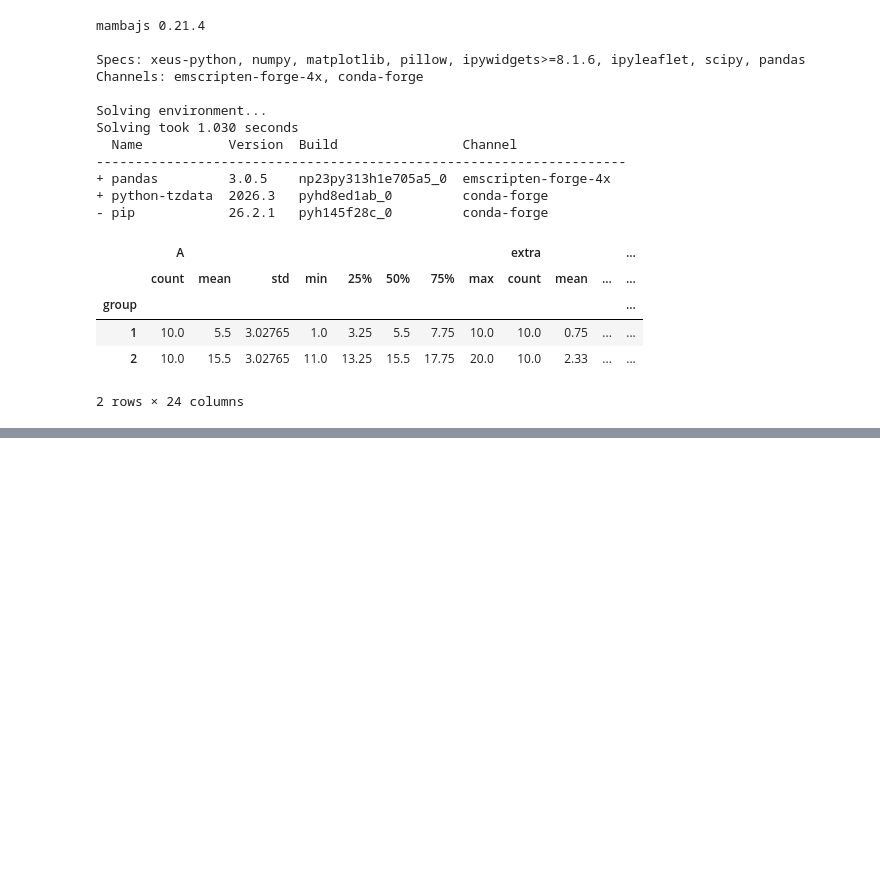
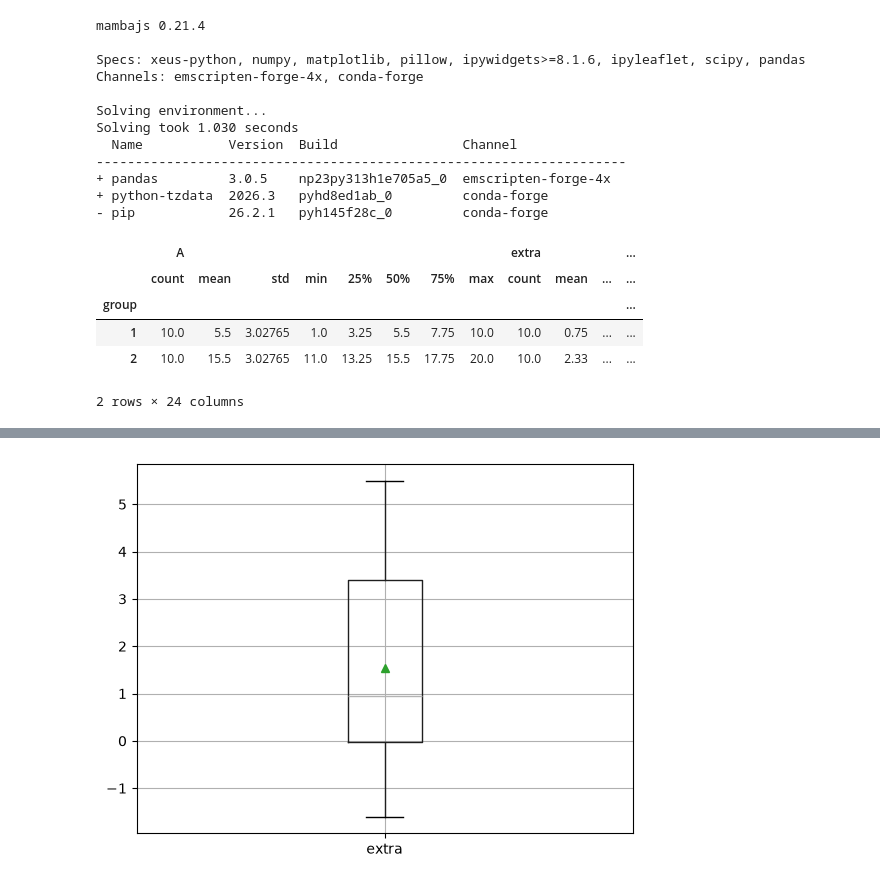
Before and after one commit to Psyc3000A/Fall-Winter2026, a Jupyter notebook: jordanR.ipynb, the cells around one changed output, grey strips where cells are left out. Drawn from its saved outputs; the diff is of its cells as text; code cells hidden in the pictures; blank space fills up the shorter version.

```diff
--- a/jordanR.ipynb
+++ b/jordanR.ipynb
@@ -38,0 +70,8 @@ datafile["extra"].plot(kind="hist")
+# %%
+datafile.boxplot(
+    column="extra",
+    showmeans=True
+)
+plt.show()
+# %% [output]
+[figure, added]
```
Also changed, not shown: parts of 10 cells of this notebook.
